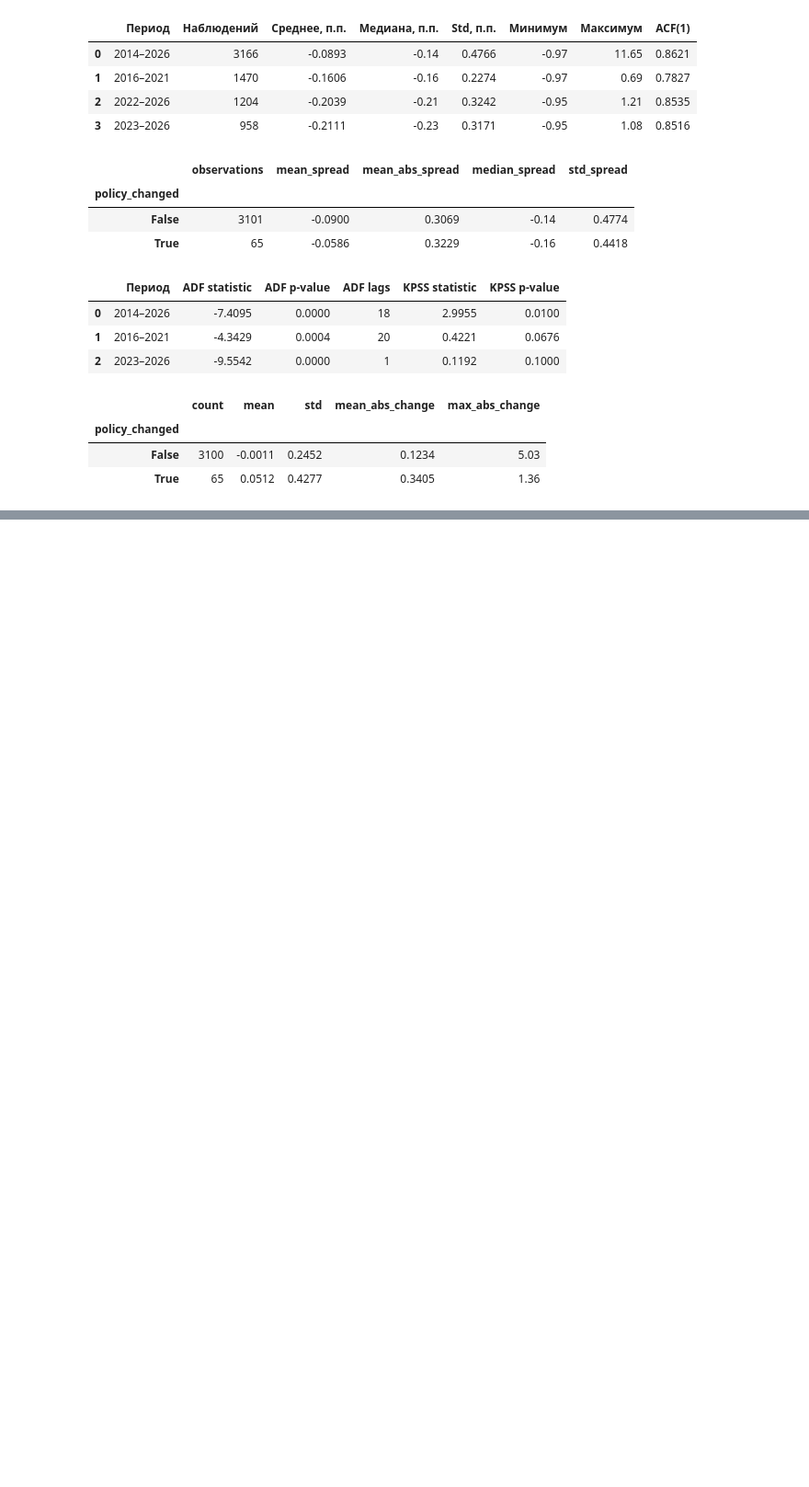
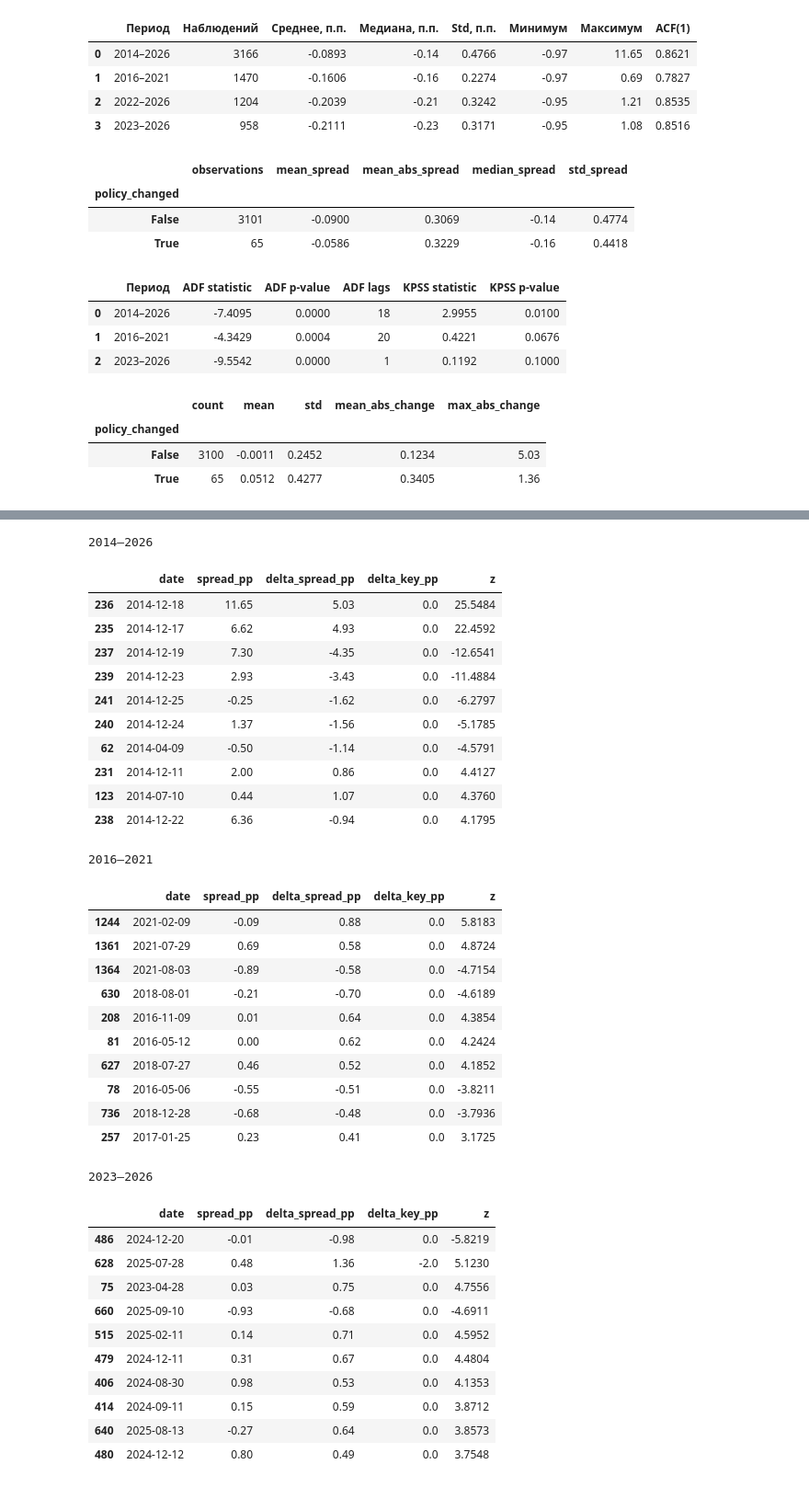
Before and after one commit to blbl-blbl/russian-interest-rate-models, a Jupyter notebook: notebooks/03_ruonia_key_rate_spread.ipynb, the cells around one changed output, grey strips where cells are left out. Shown at 92% size. Drawn from its saved outputs; the diff is of its cells as text; code cells hidden in the pictures; blank space fills up the shorter version.

Commit message:
ruonia_key_rate_spread

```diff
--- a/notebooks/03_ruonia_key_rate_spread.ipynb
+++ b/notebooks/03_ruonia_key_rate_spread.ipynb
@@ -223,0 +328,79 @@ display(
+# %%
+source = df.sort_values("date").copy()
+
+source["delta_spread_pp"] = source["spread_pp"].diff()
+source["delta_key_pp"] = source["key_rate_pct"].diff()
+
+for name, diag in spread_diagnostics.items():
+
+    extreme = pd.DataFrame({
+        "date": pd.to_datetime(diag["dates"]),
+        "z": diag["z"]
+    })
+
+    extreme = extreme.merge(
+        source[
+            [
+                "date",
+                "spread_pp",
+                "delta_spread_pp",
+                "delta_key_pp",
+            ]
+        ],
+        on="date",
+        how="left",
+        validate="one_to_one",
+    )
+
+    extreme["abs_z"] = extreme["z"].abs()
+
+    print(f"\n{name}")
+
+    display(
+        extreme.nlargest(10, "abs_z")[
+            [
+                "date",
+                "spread_pp",
+                "delta_spread_pp",
+                "delta_key_pp",
+                "z",
+            ]
+        ].round(4)
+    )
+# %% [output]
+2014–2026
+|  | date | spread_pp | delta_spread_pp | delta_key_pp | z |
+| 236 | 2014-12-18 | 11.65 | 5.03 | 0.0 | 25.5484 |
+| 235 | 2014-12-17 | 6.62 | 4.93 | 0.0 | 22.4592 |
+| 237 | 2014-12-19 | 7.30 | -4.35 | 0.0 | -12.6541 |
+| 239 | 2014-12-23 | 2.93 | -3.43 | 0.0 | -11.4884 |
+| 241 | 2014-12-25 | -0.25 | -1.62 | 0.0 | -6.2797 |
+| 240 | 2014-12-24 | 1.37 | -1.56 | 0.0 | -5.1785 |
+| 62 | 2014-04-09 | -0.50 | -1.14 | 0.0 | -4.5791 |
+| 231 | 2014-12-11 | 2.00 | 0.86 | 0.0 | 4.4127 |
+| 123 | 2014-07-10 | 0.44 | 1.07 | 0.0 | 4.3760 |
+| 238 | 2014-12-22 | 6.36 | -0.94 | 0.0 | 4.1795 |
+2016–2021
+|  | date | spread_pp | delta_spread_pp | delta_key_pp | z |
+| 1244 | 2021-02-09 | -0.09 | 0.88 | 0.0 | 5.8183 |
+| 1361 | 2021-07-29 | 0.69 | 0.58 | 0.0 | 4.8724 |
+| 1364 | 2021-08-03 | -0.89 | -0.58 | 0.0 | -4.7154 |
+| 630 | 2018-08-01 | -0.21 | -0.70 | 0.0 | -4.6189 |
+| 208 | 2016-11-09 | 0.01 | 0.64 | 0.0 | 4.3854 |
+| 81 | 2016-05-12 | 0.00 | 0.62 | 0.0 | 4.2424 |
+| 627 | 2018-07-27 | 0.46 | 0.52 | 0.0 | 4.1852 |
+| 78 | 2016-05-06 | -0.55 | -0.51 | 0.0 | -3.8211 |
+| 736 | 2018-12-28 | -0.68 | -0.48 | 0.0 | -3.7936 |
+| 257 | 2017-01-25 | 0.23 | 0.41 | 0.0 | 3.1725 |
+2023–2026
+|  | date | spread_pp | delta_spread_pp | delta_key_pp | z |
+| 486 | 2024-12-20 | -0.01 | -0.98 | 0.0 | -5.8219 |
+| 628 | 2025-07-28 | 0.48 | 1.36 | -2.0 | 5.1230 |
+| 75 | 2023-04-28 | 0.03 | 0.75 | 0.0 | 4.7556 |
+| 660 | 2025-09-10 | -0.93 | -0.68 | 0.0 | -4.6911 |
+| 515 | 2025-02-11 | 0.14 | 0.71 | 0.0 | 4.5952 |
+| 479 | 2024-12-11 | 0.31 | 0.67 | 0.0 | 4.4804 |
+| 406 | 2024-08-30 | 0.98 | 0.53 | 0.0 | 4.1353 |
+| 414 | 2024-09-11 | 0.15 | 0.59 | 0.0 | 3.8712 |
+| 640 | 2025-08-13 | -0.27 | 0.64 | 0.0 | 3.8573 |
+| 480 | 2024-12-12 | 0.80 | 0.49 | 0.0 | 3.7548 |
```
Also changed, not shown: parts of 7 cells of this notebook.
